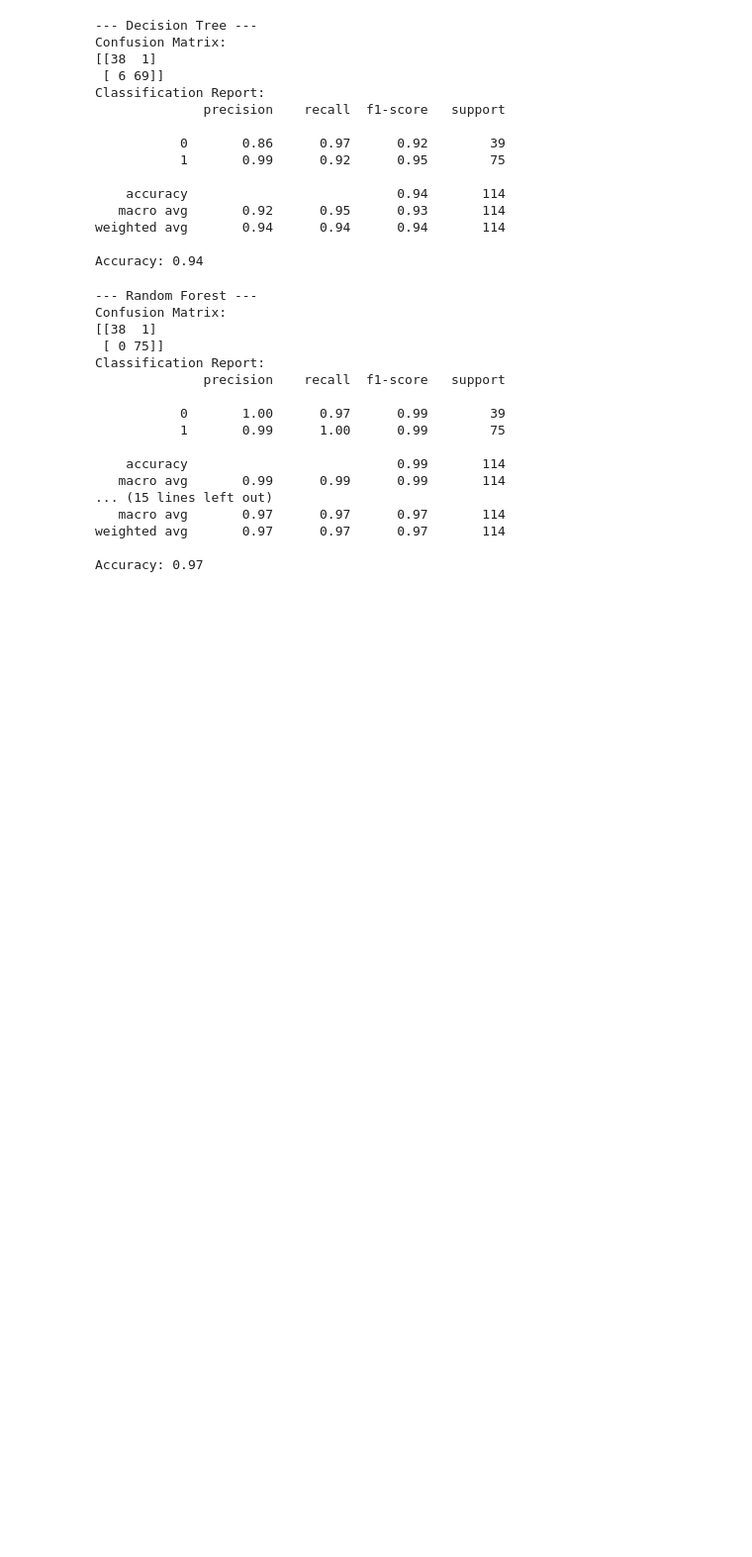
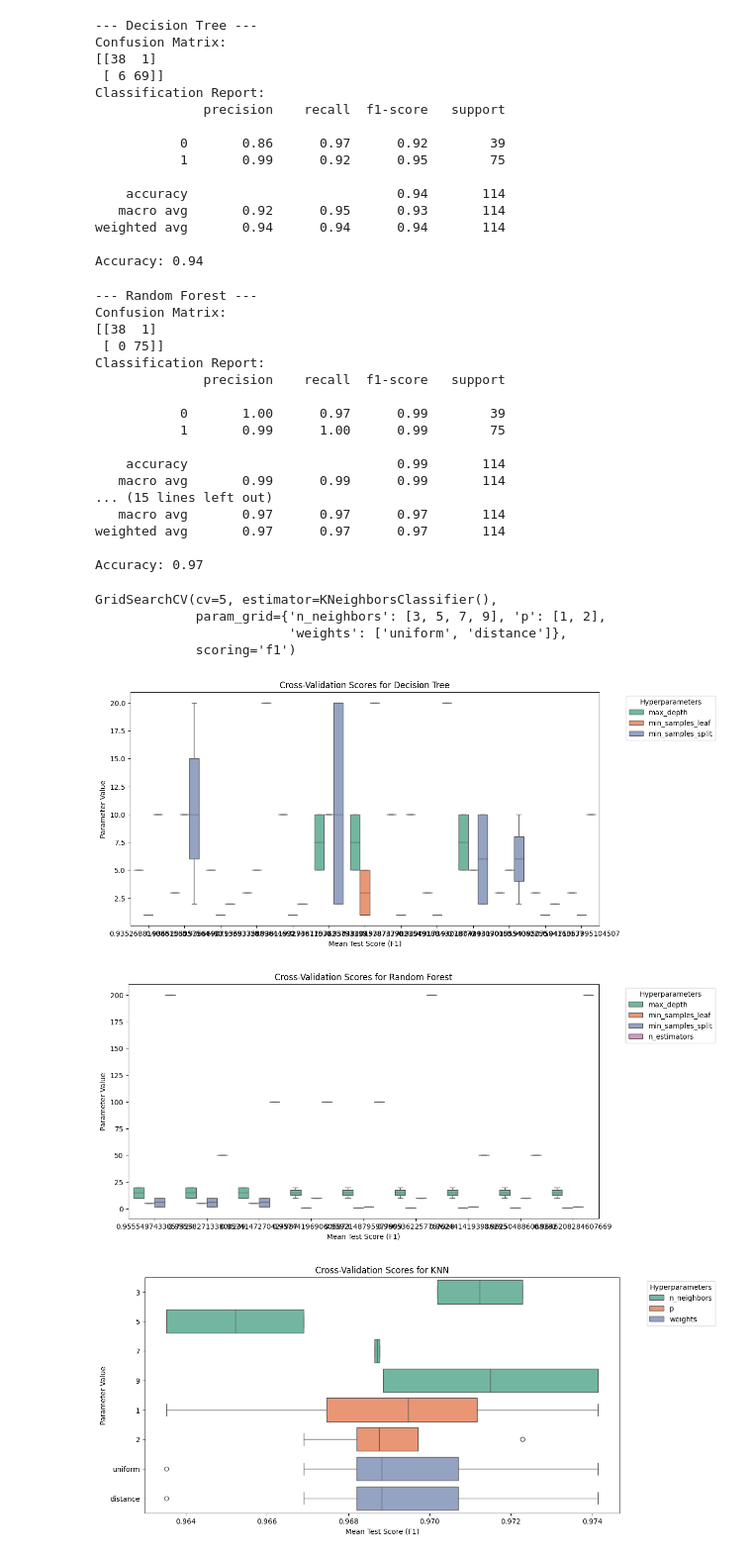
Before and after one commit to Nishchaypat/Fun-DS, a Jupyter notebook: Model-Eval-Hypertuning/model_eval_hypertune_nishchay.ipynb, the cells around one changed output. Shown at 99% size. Drawn from its saved outputs; the diff is of its cells as text; code cells hidden in the pictures; blank space fills up the shorter version.

```diff
--- a/Model-Eval-Hypertuning/model_eval_hypertune_nishchay.ipynb
+++ b/Model-Eval-Hypertuning/model_eval_hypertune_nishchay.ipynb
@@ -88,3 +89,72 @@ Classification Report:
 weighted avg       0.97      0.97      0.97       114
 
 Accuracy: 0.97
+# %%
+dt = DecisionTreeClassifier(random_state=42)
+param_grid_dt = {
+    'max_depth': [3, 5, 10, None],
+    'min_samples_split': [2, 10, 20],
+    'min_samples_leaf': [1, 5, 10]
+}
+grid_dt = GridSearchCV(dt, param_grid_dt, scoring='f1', cv=5)
+grid_dt.fit(X_train, y_train)
+
+# Random Forest Model
+rf = RandomForestClassifier(random_state=42)
+param_grid_rf = {
+    'n_estimators': [50, 100, 200],
+    'max_depth': [None, 10, 20],
+    'min_samples_split': [2, 10],
+    'min_samples_leaf': [1, 5]
+}
+grid_rf = GridSearchCV(rf, param_grid_rf, scoring='f1', cv=5)
+grid_rf.fit(X_train, y_train)
+
+# K-Nearest Neighbors Model
+knn = KNeighborsClassifier()
+param_grid_knn = {
+    'n_neighbors': [3, 5, 7, 9],
+    'weights': ['uniform', 'distance'],
+    'p': [1, 2]
+}
+grid_knn = GridSearchCV(knn, param_grid_knn, scoring='f1', cv=5)
+grid_knn.fit(X_train, y_train)
+# %% [output]
+GridSearchCV(cv=5, estimator=KNeighborsClassifier(),
+             param_grid={'n_neighbors': [3, 5, 7, 9], 'p': [1, 2],
+                         'weights': ['uniform', 'distance']},
+             scoring='f1')
+# %%
+import pandas as pd
+import seaborn as sns
+import matplotlib.pyplot as plt
+
+def plot_boxplots(cv_results, model_name):
+    # Create a DataFrame from cv_results
+    results_df = pd.DataFrame(cv_results)
+
+    # Extract parameters into separate columns
+    params_df = pd.json_normalize(results_df['params'])
+
+    # Concatenate the mean_test_score with params DataFrame
+    plot_df = pd.concat([results_df['mean_test_score'], params_df], axis=1)
+
+    # Melt the DataFrame to long format for seaborn
+    plot_df = plot_df.melt(id_vars='mean_test_score', var_name='Parameter', value_name='Value')
+
+    plt.figure(figsize=(12, 6))
+    sns.boxplot(data=plot_df, x='mean_test_score', y='Value', hue='Parameter', palette='Set2')
+    plt.title(f'Cross-Validation Scores for {model_name}')
+    plt.xlabel('Mean Test Score (F1)')
+    plt.ylabel('Parameter Value')
+    plt.legend(title='Hyperparameters', bbox_to_anchor=(1.05, 1), loc='upper left')
+    plt.show()
+
+# Call this function for each model after GridSearchCV
+plot_boxplots(grid_dt.cv_results_, "Decision Tree")
+plot_boxplots(grid_rf.cv_results_, "Random Forest")
+plot_boxplots(grid_knn.cv_results_, "KNN")
+# %% [output]
+[figure, added]
+[figure, added]
+[figure, added]
```
Also changed, not shown: parts of 3 cells of this notebook.
